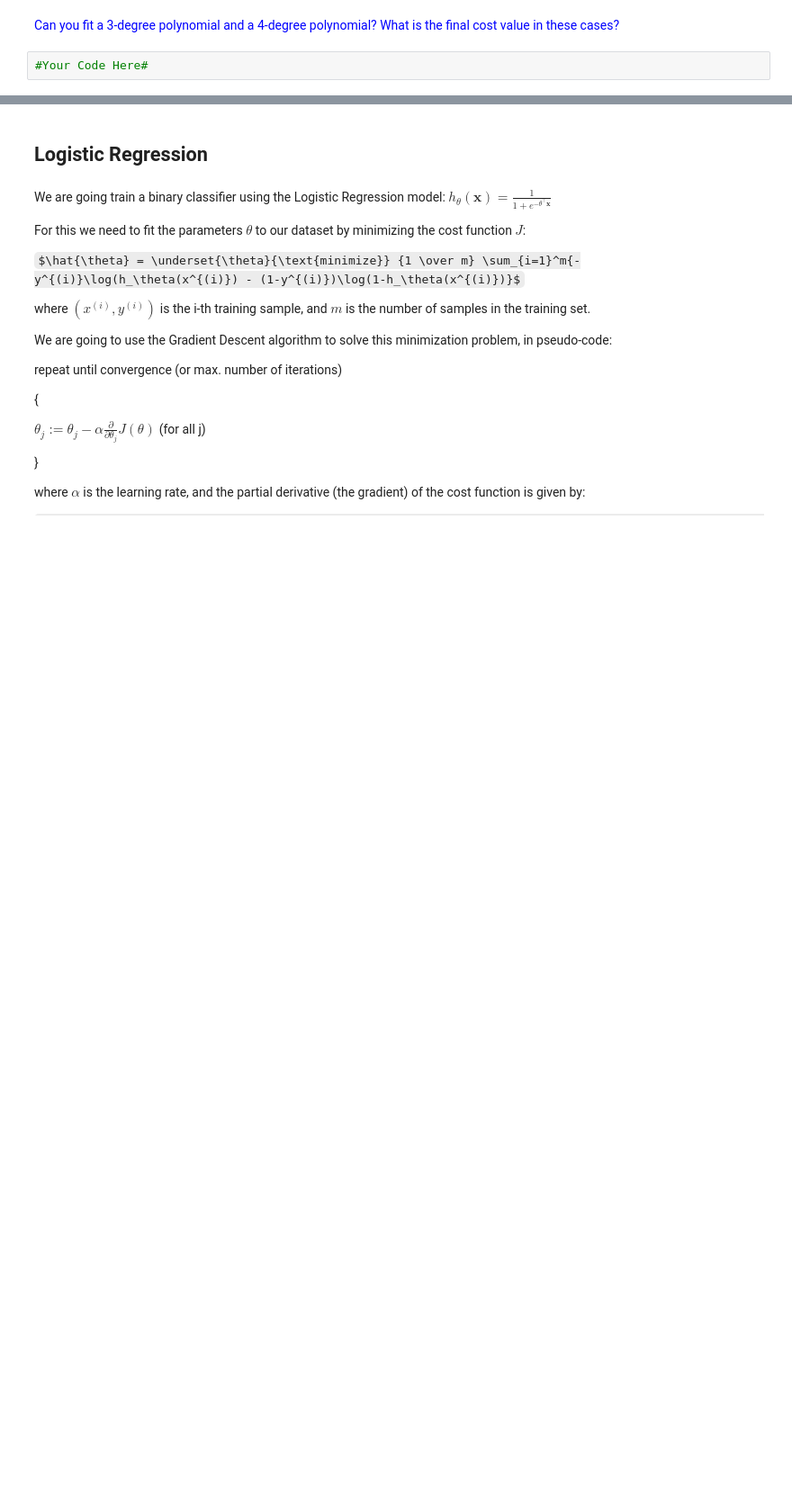
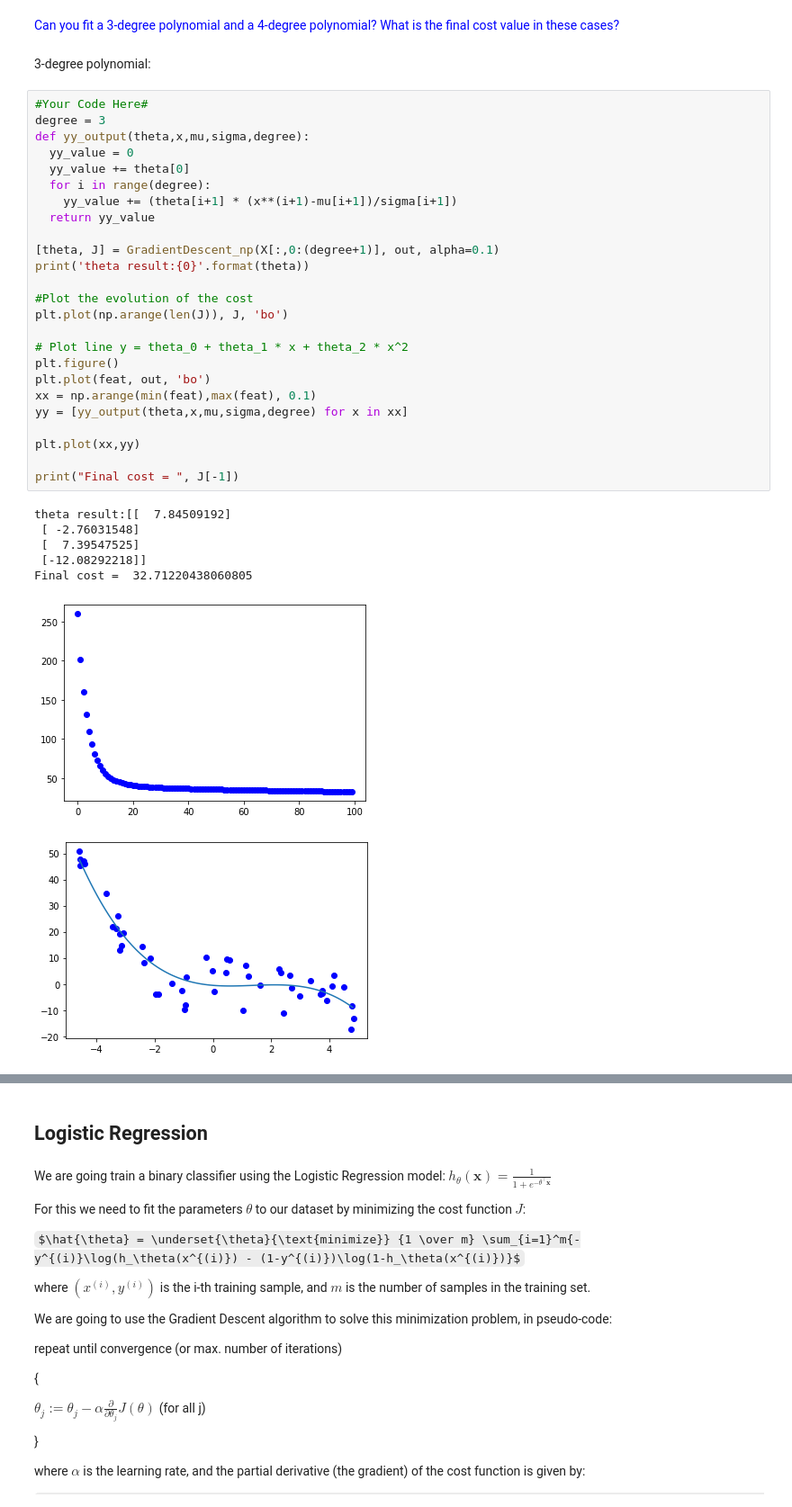
Before and after one commit to liulisixin/miniProject, a Jupyter notebook: Problems/Problems3.ipynb, the cells around one changed output, grey strips where cells are left out. Shown at 90% size. Cells and saved outputs as stored; diff of their text form; some formulas as TeX source; blank space fills up the shorter version.

```diff
--- a/Problems/Problems3.ipynb
+++ b/Problems/Problems3.ipynb
@@ -116,4 +119,37 @@ theta result:[[  7.84509192]
 # %% [markdown]
 <font color=blue>Can you fit a 3-degree polynomial and a 4-degree polynomial? What is the final cost value in these cases?</font>
-# %%
-#Your Code Here#
+# %% [markdown]
+3-degree polynomial:
+# %%
+#Your Code Here#
+degree = 3
+def yy_output(theta,x,mu,sigma,degree):
+  yy_value = 0
+  yy_value += theta[0]
+  for i in range(degree):
+    yy_value += (theta[i+1] * (x**(i+1)-mu[i+1])/sigma[i+1])
+  return yy_value
+
+[theta, J] = GradientDescent_np(X[:,0:(degree+1)], out, alpha=0.1)
+print('theta result:{0}'.format(theta))
+
+#Plot the evolution of the cost
+plt.plot(np.arange(len(J)), J, 'bo')
+
+# Plot line y = theta_0 + theta_1 * x + theta_2 * x^2
+plt.figure()
+plt.plot(feat, out, 'bo')
+xx = np.arange(min(feat),max(feat), 0.1)
+yy = [yy_output(theta,x,mu,sigma,degree) for x in xx]
+
+plt.plot(xx,yy)
+
+print("Final cost = ", J[-1])
+# %% [output]
+theta result:[[  7.84509192]
+ [ -2.76031548]
+ [  7.39547525]
+ [-12.08292218]]
+Final cost =  32.71220438060805
+[figure, added]
+[figure, added]
```
Also changed, not shown: parts of 5 cells of this notebook, 4 other files.
